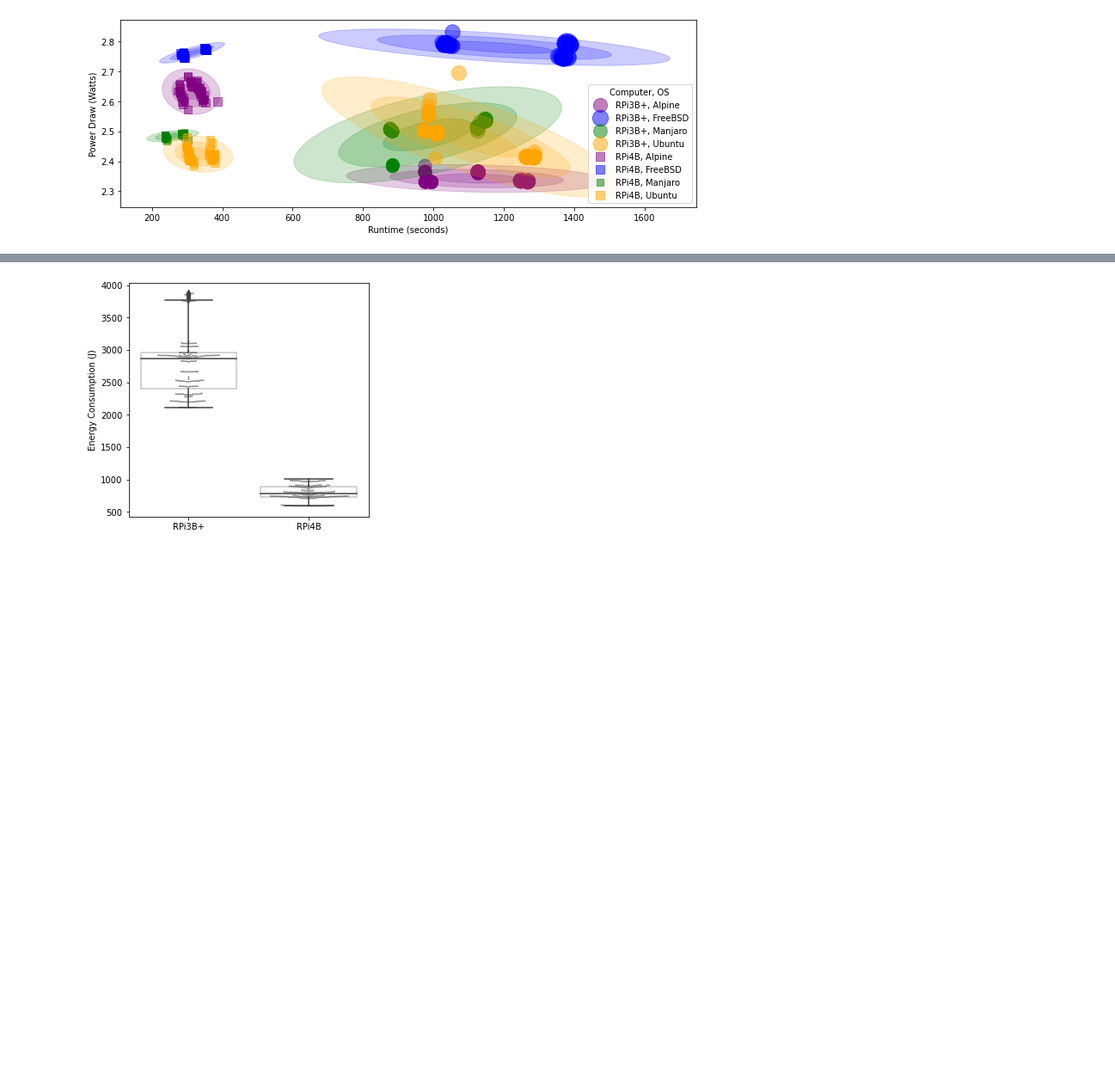
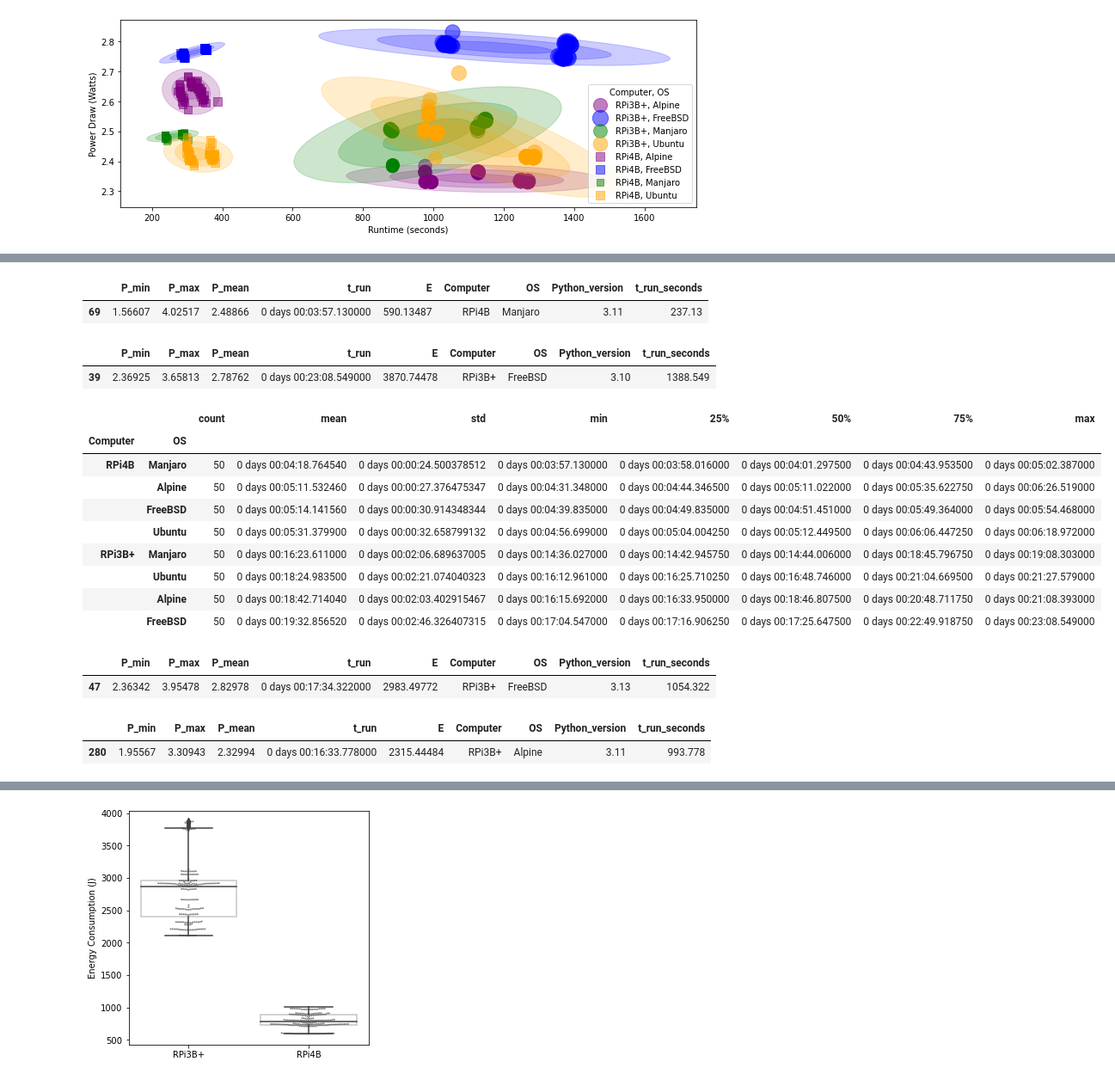
Before and after one commit to oskarbreindahl/Python_Application_Energy_Consumption, a Jupyter notebook: Analysis.ipynb, the cells around one changed output, grey strips where cells are left out. Shown at 86% size. Saved outputs shown, nothing was run; the diff lists cells and outputs as text; code cells hidden in the pictures; blank space fills up the shorter version.

```diff
--- a/Analysis.ipynb
+++ b/Analysis.ipynb
@@ -228,0 +173,33 @@ Name: E, dtype: float64
+# %%
+df[df.t_run == df.t_run.min()]
+# %% [output]
+|  | P_min | P_max | P_mean | t_run | E | Computer | OS | Python_version | t_run_seconds |
+| 69 | 1.56607 | 4.02517 | 2.48866 | 0 days 00:03:57.130000 | 590.13487 | RPi4B | Manjaro | 3.11 | 237.13 |
+# %%
+df[df.t_run == df.t_run.max()]
+# %% [output]
+|  | P_min | P_max | P_mean | t_run | E | Computer | OS | Python_version | t_run_seconds |
+| 39 | 2.36925 | 3.65813 | 2.78762 | 0 days 00:23:08.549000 | 3870.74478 | RPi3B+ | FreeBSD | 3.10 | 1388.549 |
+# %%
+df.groupby(["Computer", "OS"]).t_run.describe().sort_values("mean")
+# %% [output]
+|  |  | count | mean | std | min | 25% | 50% | 75% | max |
+| Computer | OS |  |  |  |  |  |  |  |  |
+| RPi4B | Manjaro | 50 | 0 days 00:04:18.764540 | 0 days 00:00:24.500378512 | 0 days 00:03:57.130000 | 0 days 00:03:58.016000 | 0 days 00:04:01.297500 | 0 days 00:04:43.953500 | 0 days 00:05:02.387000 |
+|  | Alpine | 50 | 0 days 00:05:11.532460 | 0 days 00:00:27.376475347 | 0 days 00:04:31.348000 | 0 days 00:04:44.346500 | 0 days 00:05:11.022000 | 0 days 00:05:35.622750 | 0 days 00:06:26.519000 |
+|  | FreeBSD | 50 | 0 days 00:05:14.141560 | 0 days 00:00:30.914348344 | 0 days 00:04:39.835000 | 0 days 00:04:49.835000 | 0 days 00:04:51.451000 | 0 days 00:05:49.364000 | 0 days 00:05:54.468000 |
+|  | Ubuntu | 50 | 0 days 00:05:31.379900 | 0 days 00:00:32.658799132 | 0 days 00:04:56.699000 | 0 days 00:05:04.004250 | 0 days 00:05:12.449500 | 0 days 00:06:06.447250 | 0 days 00:06:18.972000 |
+| RPi3B+ | Manjaro | 50 | 0 days 00:16:23.611000 | 0 days 00:02:06.689637005 | 0 days 00:14:36.027000 | 0 days 00:14:42.945750 | 0 days 00:14:44.006000 | 0 days 00:18:45.796750 | 0 days 00:19:08.303000 |
+|  | Ubuntu | 50 | 0 days 00:18:24.983500 | 0 days 00:02:21.074040323 | 0 days 00:16:12.961000 | 0 days 00:16:25.710250 | 0 days 00:16:48.746000 | 0 days 00:21:04.669500 | 0 days 00:21:27.579000 |
+|  | Alpine | 50 | 0 days 00:18:42.714040 | 0 days 00:02:03.402915467 | 0 days 00:16:15.692000 | 0 days 00:16:33.950000 | 0 days 00:18:46.807500 | 0 days 00:20:48.711750 | 0 days 00:21:08.393000 |
+|  | FreeBSD | 50 | 0 days 00:19:32.856520 | 0 days 00:02:46.326407315 | 0 days 00:17:04.547000 | 0 days 00:17:16.906250 | 0 days 00:17:25.647500 | 0 days 00:22:49.918750 | 0 days 00:23:08.549000 |
+# %%
+df[df.P_mean == df.P_mean.max()]
+# %% [output]
+|  | P_min | P_max | P_mean | t_run | E | Computer | OS | Python_version | t_run_seconds |
+| 47 | 2.36342 | 3.95478 | 2.82978 | 0 days 00:17:34.322000 | 2983.49772 | RPi3B+ | FreeBSD | 3.13 | 1054.322 |
+# %%
+df[df.P_mean == df.P_mean.min()]
+# %% [output]
+|  | P_min | P_max | P_mean | t_run | E | Computer | OS | Python_version | t_run_seconds |
+| 280 | 1.95567 | 3.30943 | 2.32994 | 0 days 00:16:33.778000 | 2315.44484 | RPi3B+ | Alpine | 3.11 | 993.778 |
```
Also changed, not shown: parts of 16 cells of this notebook, 1 other file.
